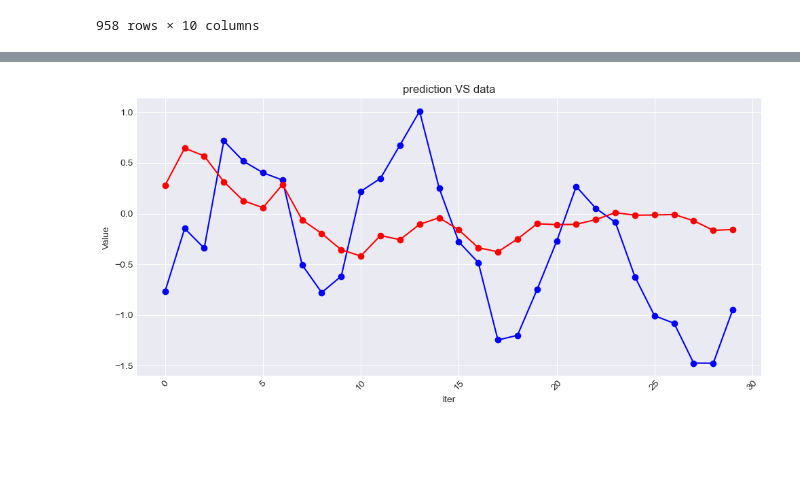
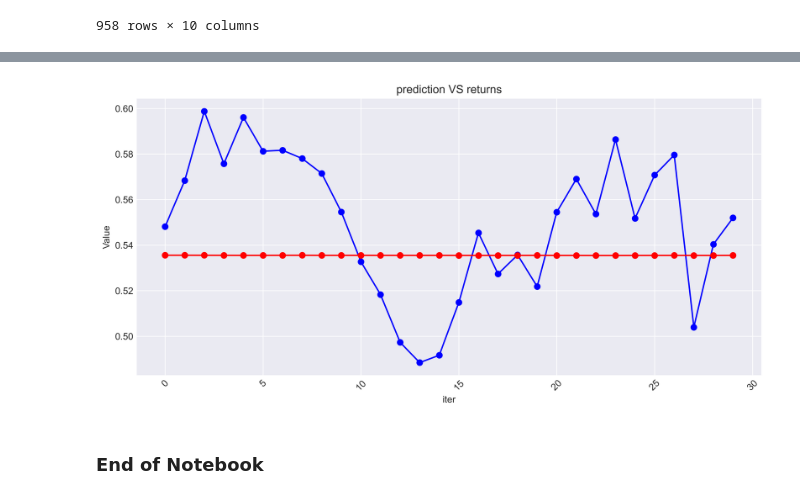
Before and after one commit to nikanhg/investor-attention-returns-patern, a Jupyter notebook: model/LSTM-model.ipynb, the cells around one changed output, grey strips where cells are left out. Drawn from its saved outputs; the diff is of its cells as text; code cells hidden in the pictures; blank space fills up the shorter version.

Commit message:
LSTM finalization

```diff
--- a/model/LSTM-model.ipynb
+++ b/model/LSTM-model.ipynb
@@ -91,3 +91,18 @@ def standardize(column):
     std_dev = column.std()
     scaled_column = (column - mean_value) / std_dev
     return scaled_column
+# %%
+from sklearn.preprocessing import MinMaxScaler
+
+def minmax(col):
+     # Assuming 'your_column' is the column you want to normalize
+     scaler = MinMaxScaler()
+     # Reshape data for the scaler (it expects 2D array)
+     column_reshaped = col.values.reshape(-1, 1)
+     # Fit and transform the data
+     minmax_col = scaler.fit_transform(column_reshaped)
+     return minmax_col
+# %%
+df_total = pd.read_csv('../data/new_dataset.csv')
+df = df_total
+len(df)
@@ -96,21 +113,22 @@ def standardize(column):
 Xs, ys = [], []
 for t in df['symbol'].unique():
      x = ticker_initialization(t , 1, 4)
-     x['input-1'] = standardize(x['svi'])
-     x['input-2'] = standardize(x['edgar'])
-     x['output'] = standardize(x['sma-4-shifted-(-1)'])
+     x['input-1'] = minmax(standardize(x['svi']))
+     x['input-2'] = minmax(standardize(x['edgar']))
+     x['output'] = minmax(standardize(x['sma-4-shifted-(-1)']))
 
      X = x[['input-1', 'input-2']]
      y = x['output']
-     time_steps = 10
+     time_steps = 4
 
      for i in range(len(X) - time_steps):
           x_array = X.iloc[i:(i + time_steps)].values
           y_array = y.iloc[i + time_steps]
           if not np.isnan(x_array).any():
                if not np.isnan(y_array).any() :
-                    Xs.append(x_array)
-                    ys.append(y_array)
+                    if np.any(x_array == 0).sum() == 0:
+                         Xs.append(x_array)
+                         ys.append(y_array)
 
 X_train, X_test, y_train, y_test = train_test_split(np.array(Xs), np.array(ys), test_size=0.20, shuffle=False)
 
@@ -126,18 +144,18 @@ from tensorflow.keras.callbacks import EarlyStopping
 number_of_features = X.shape[1]
 
 model = Sequential([
-    LSTM(50, return_sequences=True, input_shape=(10, number_of_features)),
+    LSTM(32, return_sequences=True, input_shape=(4, number_of_features)),
     Dropout(0.2),
-    LSTM(100, return_sequences=False),
+    LSTM(64, return_sequences=False),
     Dropout(0.2),
-    Dense(50, activation='relu'),
+    Dense(32, activation='relu'),
     Dense(1)
 ])
 model.compile(loss = 'mse', optimizer = 'adam', metrics=['mae'])
-early_stopping = EarlyStopping(monitor='val_loss', patience=10, restore_best_weights=True)
+early_stopping = EarlyStopping(monitor='val_loss', patience=4, restore_best_weights=True)
 
 # Fit the model
-history = model.fit(X_train, y_train, epochs=100, batch_size=100,
+history = model.fit(X_train, y_train, epochs=50, batch_size=64,
                     validation_data=(X_test, y_test),
                     verbose=1, shuffle=False,
                     callbacks=[early_stopping])
@@ -174,17 +191,19 @@ y_pred = model.predict(X_test, verbose=1)
 # %%
-plt.figure(figsize=(10, 5))  # Set the figure size (optional)
+plt.figure(figsize=(10, 5), dpi=480)  # Set the figure size (optional)
 plt.plot(y_test[0:30], marker='o', linestyle='-', color='blue')  # Plot the data
 plt.plot(y_pred[0:30], marker='o', linestyle='-', color='red')  # Plot the data
-plt.title('prediction VS data')  # Title of the plot
+plt.title('prediction VS returns')  # Title of the plot
 plt.xlabel('iter')  # X-axis label
 plt.ylabel('Value')  # Y-axis label
 plt.grid(True)  # Show grid
 plt.xticks(rotation=45)  # Rotate x-axis labels for better readability
 plt.tight_layout()  # Adjust layout to not cut off labels
 
 # Show the plot
 plt.show()
 # %% [output]
-[figure, old version]
+[figure, new version]
 # %%
 model.save('LSTM-Regression.h5')
+# %% [markdown]
+### End of Notebook
```
Also changed, not shown: parts of 4 cells of this notebook, 2 other files.
